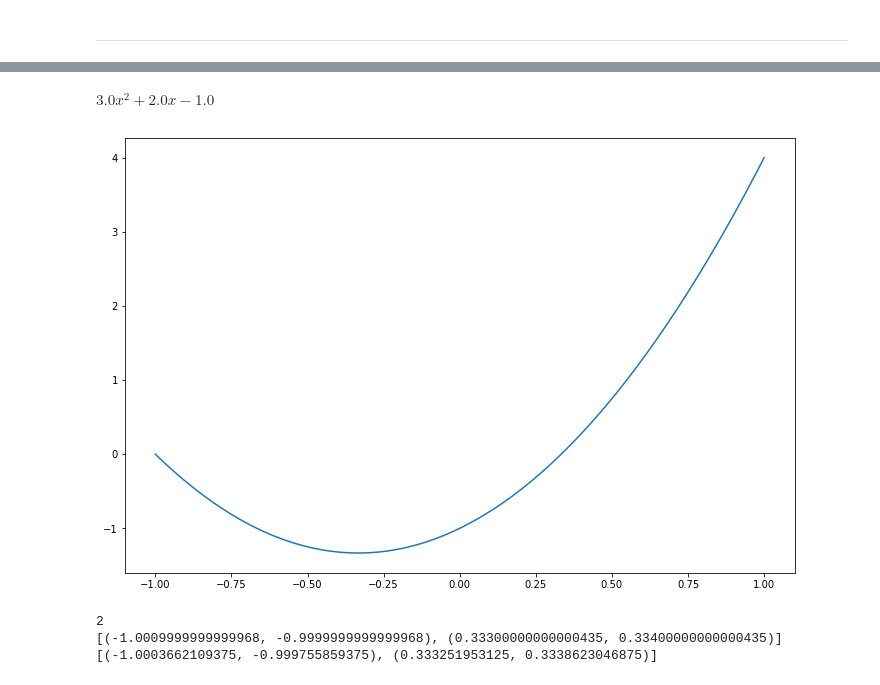
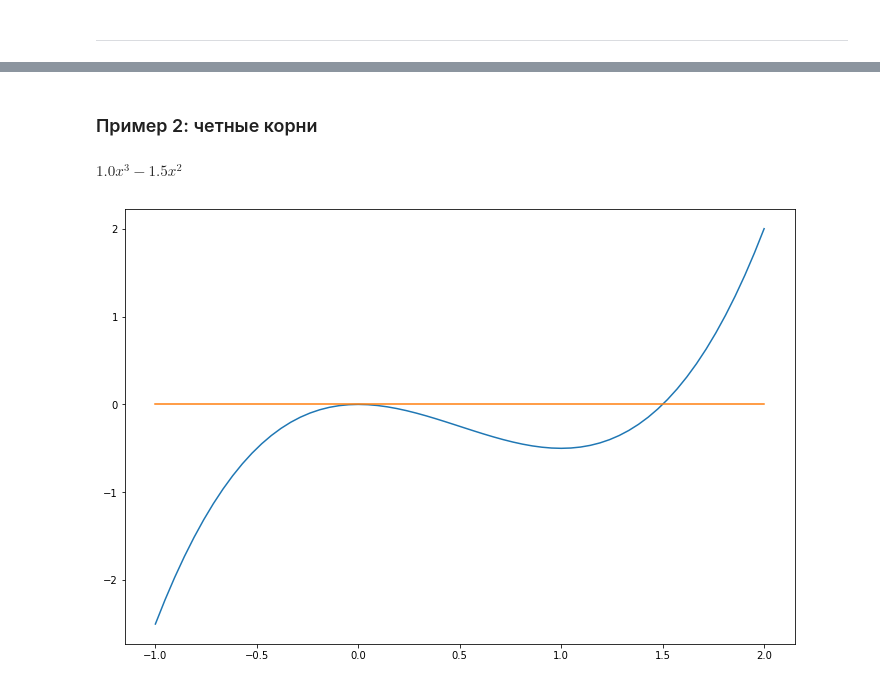
Before and after one commit to rosteeslove/bsuir-4th-term-python-stuff, a Jupyter notebook: numerical_analysis_methods/solving_nonlinear_equations/notebook.ipynb, the cells around one changed output, grey strips where cells are left out. Drawn from its saved outputs; the diff is of its cells as text; code cells hidden in the pictures.

```diff
--- a/numerical_analysis_methods/solving_nonlinear_equations/notebook.ipynb
+++ b/numerical_analysis_methods/solving_nonlinear_equations/notebook.ipynb
@@ -21,18 +67,17 @@ plt.rcParams['figure.figsize'] = [12, 8]
+# %% [markdown]
+### Пример 2: четные корни
+# %%
+p = Polynomial([0, 0, -1.5, 1])
+
+extra.latex_print(p)
+# %% [output]
+$\displaystyle 1.0x^{3}-1.5x^{2}$
 # %%
-p = Polynomial([-1, 2, 3])
-
-extra.latex_print(p)
-xs = np.linspace(-1, 1, 64)
+xs = np.linspace(-1, 2, 64)
 ys = p(xs)
 
 plt.plot(xs, ys)
+plt.plot(xs, xs*0)
 plt.show()
-
-print(rinm.isolate_roots(p, -5, 5))
-print(ribs.isolate_roots(p, -5, 5))
 # %% [output]
-$\displaystyle 3.0x^{2}+2.0x-1.0$
-[figure, old version]
+[figure, new version]
-2
-[(-1.0009999999999968, -0.9999999999999968), (0.33300000000000435, 0.33400000000000435)]
-[(-1.0003662109375, -0.999755859375), (0.333251953125, 0.3338623046875)]
```
Also changed, not shown: parts of 26 cells of this notebook, 4 other files.
